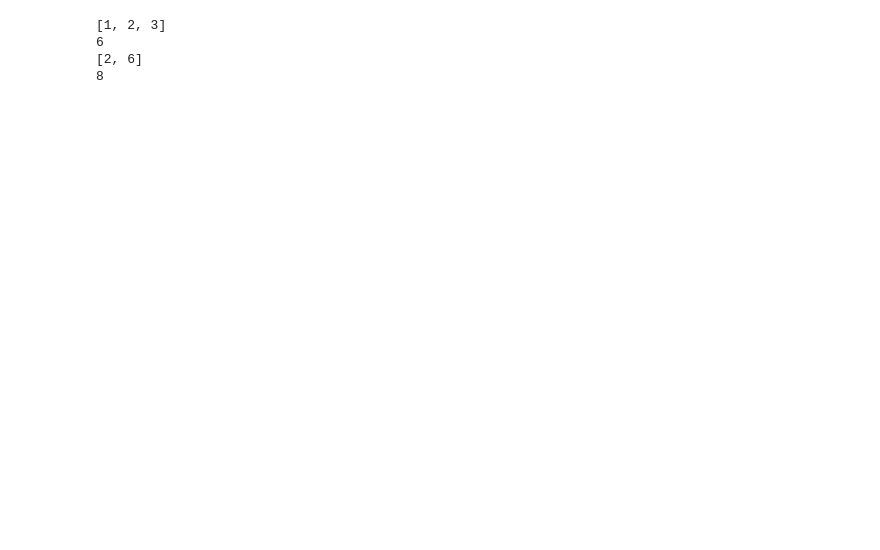
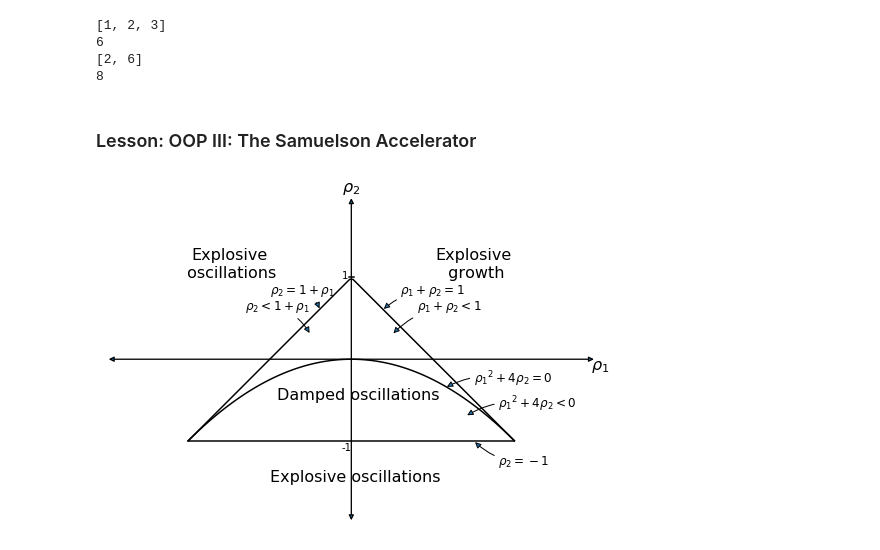
Before and after one commit to PanPip/QuantEcon_Tasks, a Jupyter notebook: Advanced_programming.ipynb, the cells around one changed output. Cells and saved outputs as stored; diff of their text form; code cells hidden in the pictures; blank space fills up the shorter version.

Commit message:
Finished lesson on OOP III: The Samuelson Accelerator

```diff
--- a/Advanced_programming.ipynb
+++ b/Advanced_programming.ipynb
@@ -444,3 +444,5 @@ print(P(1))  # Evaluate the differentiated polynomial for the x=1
 6
 [2, 6]
 8
+# %% [markdown]
+### Lesson: OOP III: The Samuelson Accelerator
@@ -446,0 +453,74 @@ print(P(1))  # Evaluate the differentiated polynomial for the x=1
+# %%
+import numpy as np
+import matplotlib.pyplot as plt
+%matplotlib inline
+
+def param_plot():
+
+    """this function creates the graph on page 189 of Sargent Macroeconomic Theory, second edition, 1987"""
+
+    fig, ax = plt.subplots(figsize=(10, 6))
+    ax.set_aspect('equal')
+
+    # Set axis
+    xmin, ymin = -3, -2
+    xmax, ymax = -xmin, -ymin
+    plt.axis([xmin, xmax, ymin, ymax])
+
+    # Set axis labels
+    ax.set(xticks=[], yticks=[])
+    ax.set_xlabel(r'$\rho_2$', fontsize=16)
+    ax.xaxis.set_label_position('top')
+    ax.set_ylabel(r'$\rho_1$', rotation=0, fontsize=16)
+    ax.yaxis.set_label_position('right')
+
+    # Draw (t1, t2) points
+    ρ1 = np.linspace(-2, 2, 100)
+    ax.plot(ρ1, -abs(ρ1) + 1, c='black')
+    ax.plot(ρ1, np.ones_like(ρ1) * -1, c='black')
+    ax.plot(ρ1, -(ρ1**2 / 4), c='black')
+
+    # Turn normal axes off
+    for spine in ['left', 'bottom', 'top', 'right']:
+        ax.spines[spine].set_visible(False)
+
+    # Add arrows to represent axes
+    axes_arrows = {'arrowstyle': '<|-|>', 'lw': 1.3}
+    ax.annotate('', xy=(xmin, 0), xytext=(xmax, 0), arrowprops=axes_arrows)
+    ax.annotate('', xy=(0, ymin), xytext=(0, ymax), arrowprops=axes_arrows)
+
+    # Annotate the plot with equations
+    plot_arrowsl = {'arrowstyle': '-|>', 'connectionstyle': "arc3, rad=-0.2"}
+    plot_arrowsr = {'arrowstyle': '-|>', 'connectionstyle': "arc3, rad=0.2"}
+    ax.annotate(r'$\rho_1 + \rho_2 < 1$', xy=(0.5, 0.3), xytext=(0.8, 0.6),
+                arrowprops=plot_arrowsr, fontsize='12')
+    ax.annotate(r'$\rho_1 + \rho_2 = 1$', xy=(0.38, 0.6), xytext=(0.6, 0.8),
+                arrowprops=plot_arrowsr, fontsize='12')
+    ax.annotate(r'$\rho_2 < 1 + \rho_1$', xy=(-0.5, 0.3), xytext=(-1.3, 0.6),
+                arrowprops=plot_arrowsl, fontsize='12')
+    ax.annotate(r'$\rho_2 = 1 + \rho_1$', xy=(-0.38, 0.6), xytext=(-1, 0.8),
+                arrowprops=plot_arrowsl, fontsize='12')
+    ax.annotate(r'$\rho_2 = -1$', xy=(1.5, -1), xytext=(1.8, -1.3),
+                arrowprops=plot_arrowsl, fontsize='12')
+    ax.annotate(r'${\rho_1}^2 + 4\rho_2 = 0$', xy=(1.15, -0.35),
+                xytext=(1.5, -0.3), arrowprops=plot_arrowsr, fontsize='12')
+    ax.annotate(r'${\rho_1}^2 + 4\rho_2 < 0$', xy=(1.4, -0.7),
+                xytext=(1.8, -0.6), arrowprops=plot_arrowsr, fontsize='12')
+
+    # Label categories of solutions
+    ax.text(1.5, 1, 'Explosive\n growth', ha='center', fontsize=16)
+    ax.text(-1.5, 1, 'Explosive\n oscillations', ha='center', fontsize=16)
+    ax.text(0.05, -1.5, 'Explosive oscillations', ha='center', fontsize=16)
+    ax.text(0.09, -0.5, 'Damped oscillations', ha='center', fontsize=16)
+
+    # Add small marker to y-axis
+    ax.axhline(y=1.005, xmin=0.495, xmax=0.505, c='black')
+    ax.text(-0.12, -1.12, '-1', fontsize=10)
+    ax.text(-0.12, 0.98, '1', fontsize=10)
+
+    return fig
+
+param_plot()
+plt.show()
+# %% [output]
+[figure, added]
```
Also changed, not shown: parts of 32 cells of this notebook, 1 other file.
